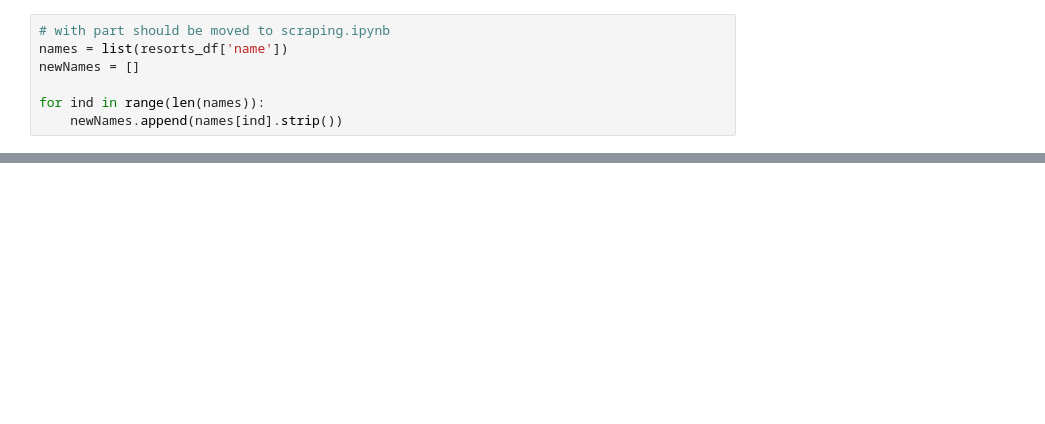
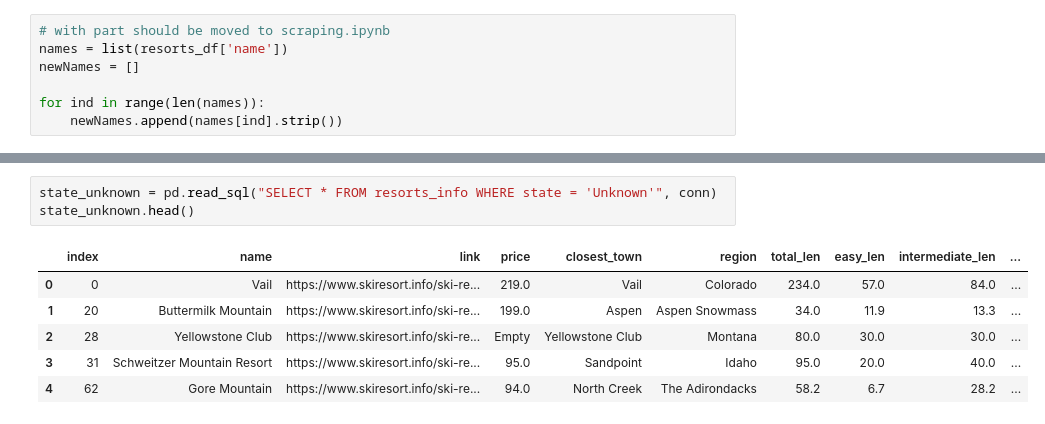
Before and after one commit to lanakimova/ShreddingtheGnar, a Jupyter notebook: DataSetUp.ipynb, the cells around one changed output, grey strips where cells are left out. Saved outputs shown, nothing was run; the diff lists cells and outputs as text; blank space fills up the shorter version.

```diff
--- a/DataSetUp.ipynb
+++ b/DataSetUp.ipynb
@@ -65,0 +153,10 @@ full_resort_data_df.head()
+# %%
+state_unknown = pd.read_sql("SELECT * FROM resorts_info WHERE state = 'Unknown'", conn)
+state_unknown.head()
+# %% [output]
+|  | index | name | link | price | closest_town | region | total_len | easy_len | intermediate_len | ... |
+| 0 | 0 | Vail | https://www.skiresort.info/ski-re... | 219.0 | Vail | Colorado | 234.0 | 57.0 | 84.0 | ... |
+| 1 | 20 | Buttermilk Mountain | https://www.skiresort.info/ski-re... | 199.0 | Aspen | Aspen Snowmass | 34.0 | 11.9 | 13.3 | ... |
+| 2 | 28 | Yellowstone Club | https://www.skiresort.info/ski-re... | Empty | Yellowstone Club | Montana | 80.0 | 30.0 | 30.0 | ... |
+| 3 | 31 | Schweitzer Mountain Resort | https://www.skiresort.info/ski-re... | 95.0 | Sandpoint | Idaho | 95.0 | 20.0 | 40.0 | ... |
+| 4 | 62 | Gore Mountain | https://www.skiresort.info/ski-re... | 94.0 | North Creek | The Adirondacks | 58.2 | 6.7 | 28.2 | ... |
```
Also changed, not shown: parts of 18 cells of this notebook, 1 other file.
